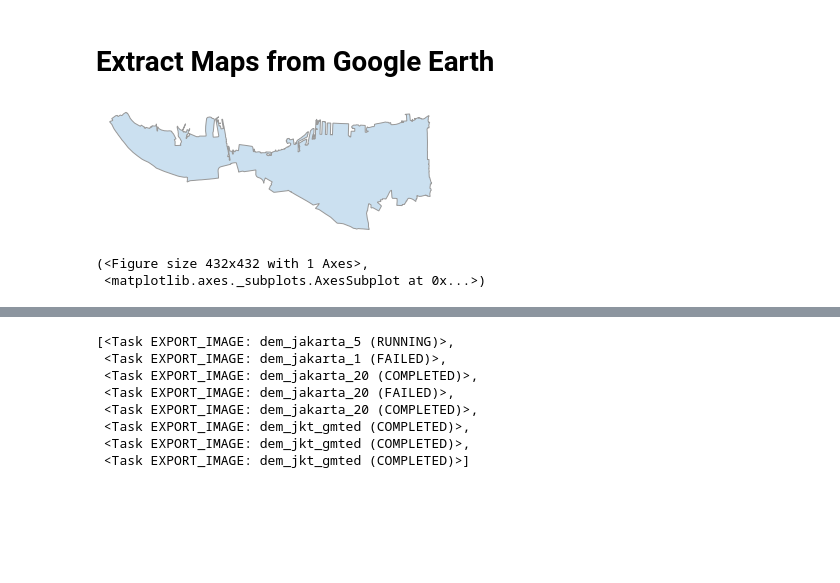
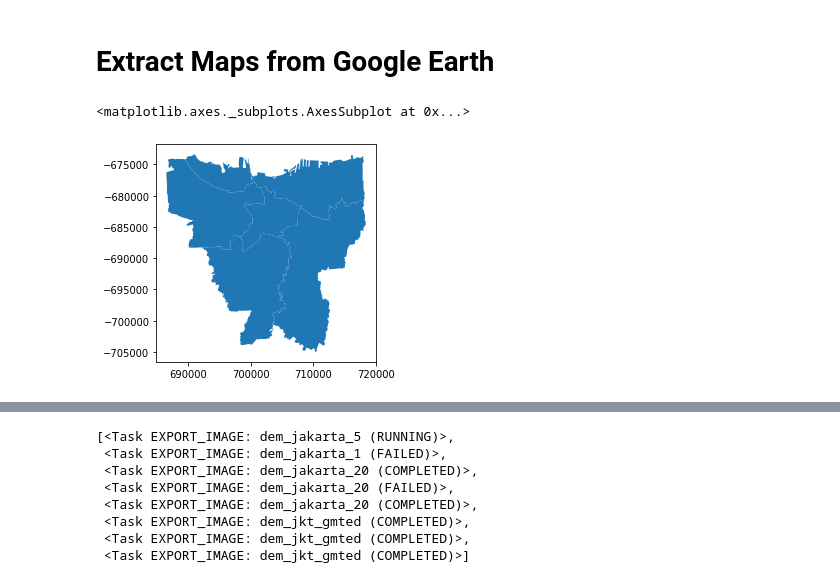
Before and after one commit to joshlam123/disaster_preprocessing, a Jupyter notebook: example_1/All Preprocessing.ipynb, the cells around one changed output, grey strips where cells are left out. Cells and saved outputs as stored; diff of their text form; code cells hidden in the pictures; blank space fills up the shorter version.

```diff
--- a/example_1/All Preprocessing.ipynb
+++ b/example_1/All Preprocessing.ipynb
@@ -61,10 +69,10 @@ gj_file = working_folder + required_ext + f'geojson/{ctry}/Jakarta.geojson'
 # Extract Maps from Google Earth
 # %%
 jkt_gdf = ox.gdf_from_places(['South Jakarta', 'North Jakarta', 'West Jakarta', 'East Jakarta', 'Central Jakarta'])
-ox.plot_shape(ox.project_gdf(jkt_gdf))
+#ox.plot_shape(ox.project_gdf(jkt_gdf))
+ox.project_gdf(jkt_gdf).plot()
 # %% [output]
+<matplotlib.axes._subplots.AxesSubplot at 0x...>
-[figure, old version]
+[figure, new version]
-(<Figure size 432x432 with 1 Axes>,
- <matplotlib.axes._subplots.AxesSubplot at 0x...>)
 # %%
 jkt_gdf.to_file("../data/jkt_shape/epsg4326/indonesia/Indonesia_Jakarta.geojson", driver="GeoJSON")
```
Also changed, not shown: parts of 6 cells of this notebook, 3 other files.
